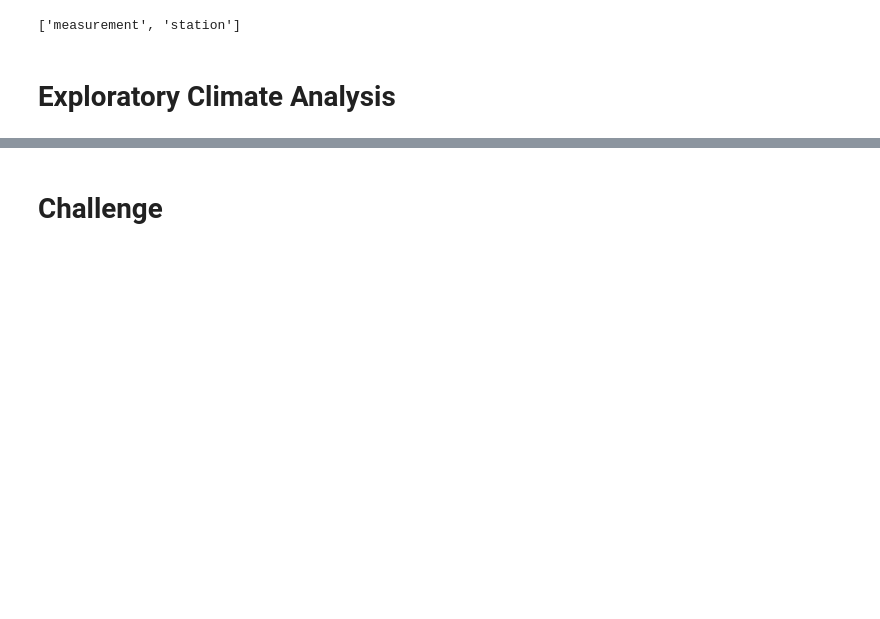
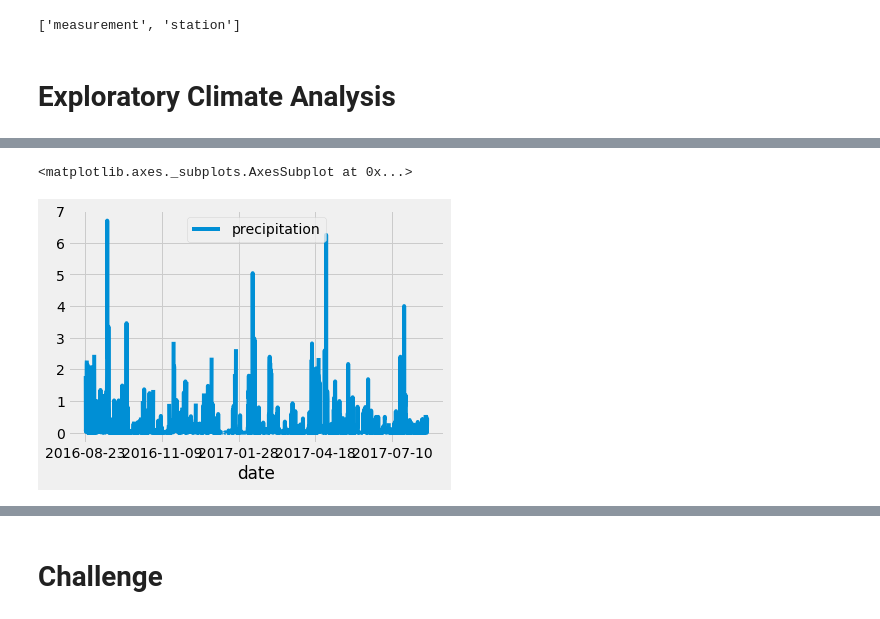
Before and after one commit to asongulol/surfs_up, a Jupyter notebook: climate_analysis.ipynb, the cells around one changed output, grey strips where cells are left out. Saved outputs shown, nothing was run; the diff lists cells and outputs as text; code cells hidden in the pictures; blank space fills up the shorter version.

```diff
--- a/climate_analysis.ipynb
+++ b/climate_analysis.ipynb
@@ -126,15 +192,31 @@ session = Session(engine)
 # %%
 # Design a query to retrieve the last 12 months of precipitation data and plot the results.
 #Starting from the last data point in the database.
 
 # Calculate the date one year from the last date in data set.
+prev_year = dt.date(2017, 8, 23) - dt.timedelta(days=365)
 
 # Perform a query to retrieve the data and precipitation scores
+results = []
+results = session.query(Measurement.date, Measurement.prcp).filter(Measurement.date >= prev_year)
+
+#print(results.all())
 
 # Save the query results as a Pandas DataFrame and set the index to the date column
+df = pd.DataFrame(results, columns=['date', 'precipitation'])
 
-# Sort the dataframe by date
+df.set_index(df['date'], inplace=True)
 
-# Use Pandas Plotting with Matplotlib to plot the data
+# # Sort the dataframe by date
+df = df.sort_index()
+
+#print(df)#setting the index to 'date' will repeat the index twice so here there will be two dates
+#print(df.to_string(index=False))#print wihtout an index
+
+# # Use Pandas Plotting with Matplotlib to plot the data
+df.plot()
+# %% [output]
+<matplotlib.axes._subplots.AxesSubplot at 0x...>
+[figure, added]
 # %%
 # Use Pandas to calcualte the summary statistics for the precipitation data
```
Also changed, not shown: parts of 2 cells of this notebook.
